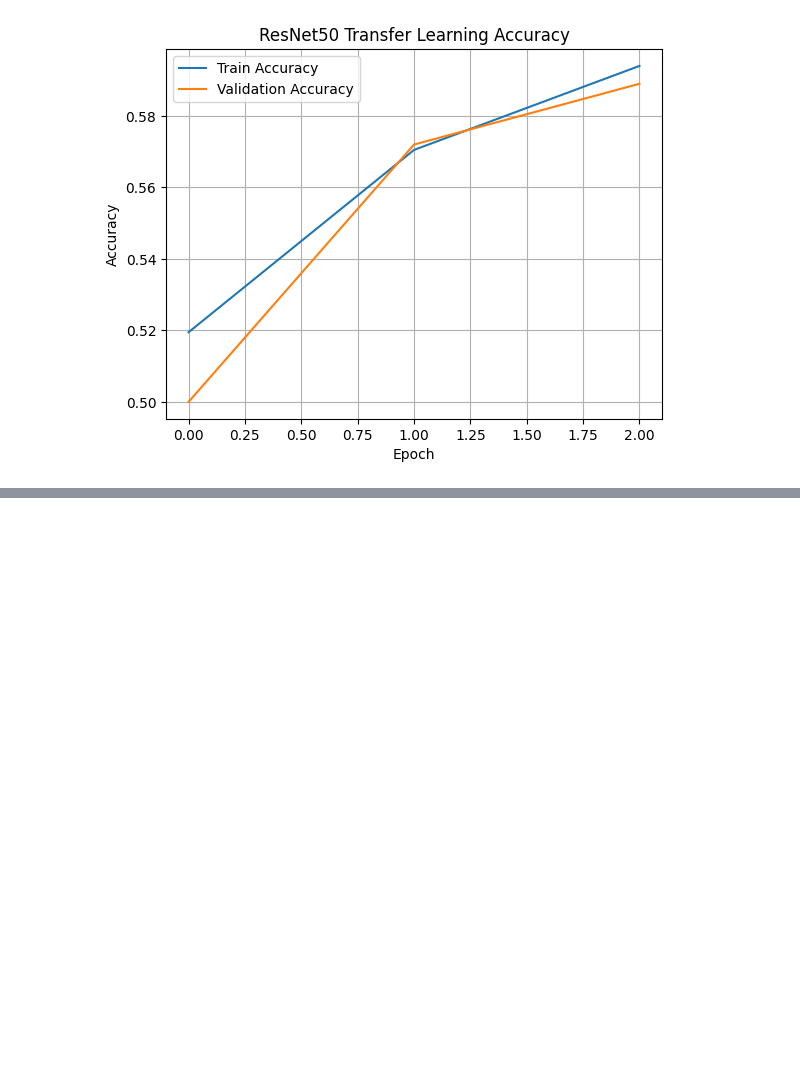
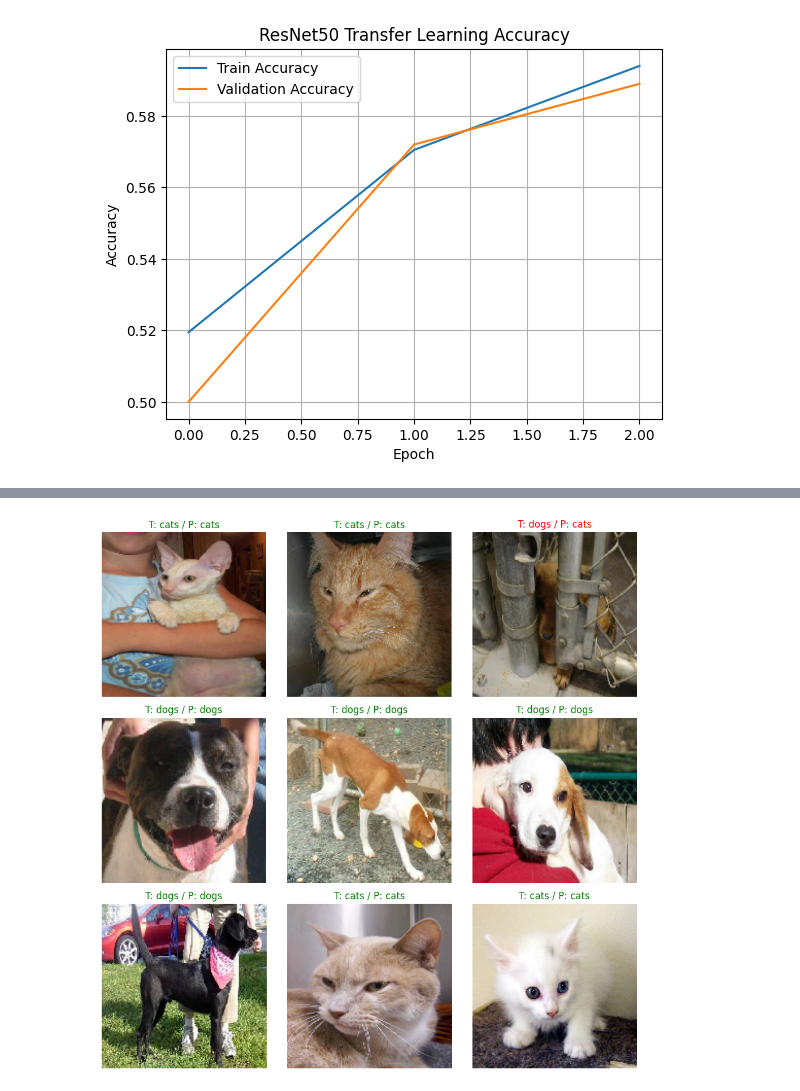
Before and after one commit to Shadabur-Rahaman/30-days-ml-projects, a Jupyter notebook: Day_12_Transfer_Learning_ResNet50_Cleaned/notebooks/Day_12_Transfer_Learning_ResNet50_Cleaned.ipynb, the cells around one changed output, grey strips where cells are left out. Cells and saved outputs as stored; diff of their text form; code cells hidden in the pictures; blank space fills up the shorter version.

```diff
--- a/Day_12_Transfer_Learning_ResNet50_Cleaned/notebooks/Day_12_Transfer_Learning_ResNet50_Cleaned.ipynb
+++ b/Day_12_Transfer_Learning_ResNet50_Cleaned/notebooks/Day_12_Transfer_Learning_ResNet50_Cleaned.ipynb
@@ -109,0 +167,27 @@ plt.show()
+# %%
+import matplotlib.pyplot as plt
+
+# Show 9 sample predictions
+val_gen.reset()
+class_names = list(val_gen.class_indices.keys())
+
+plt.figure(figsize=(10, 10))
+for i in range(9):
+    img, label = next(val_gen)  # ✅ Corrected line
+    pred = model.predict(img, verbose=0)[0][0]
+
+    plt.subplot(3, 3, i + 1)
+    plt.imshow(img[0])
+    plt.axis('off')
+
+    true_label = class_names[int(label[0])]
+    predicted_label = class_names[int(pred > 0.5)]
+
+    plt.title(f"T: {true_label} / P: {predicted_label}",
+              color="green" if true_label == predicted_label else "red")
+
+plt.tight_layout()
+plt.savefig("prediction_grid.png")
+plt.show()
+# %% [output]
+[figure, added]
```
Also changed, not shown: parts of 4 cells of this notebook.
